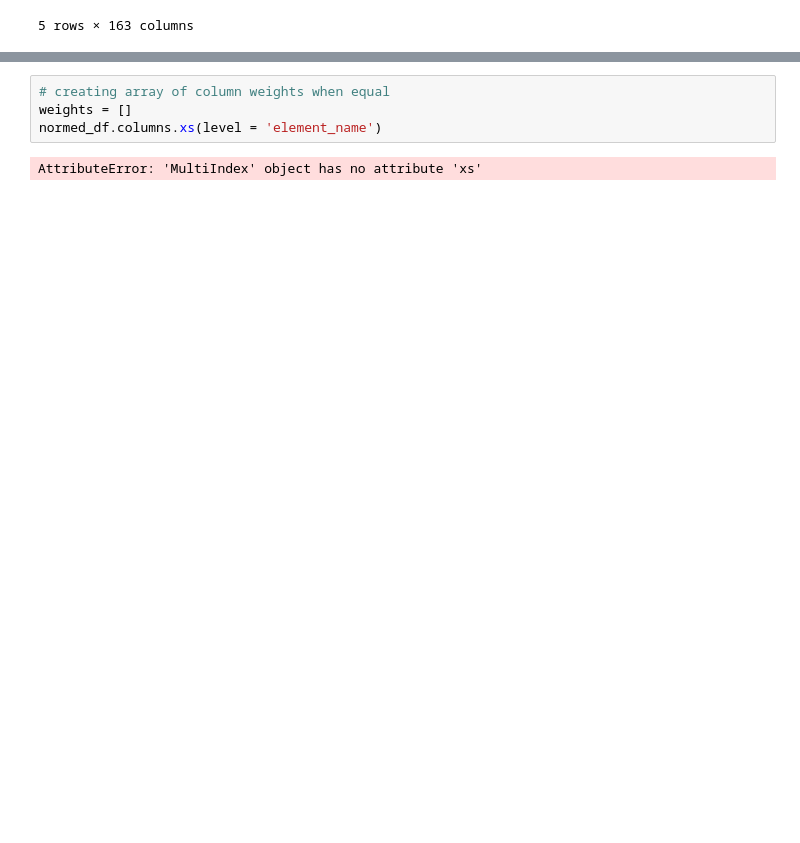
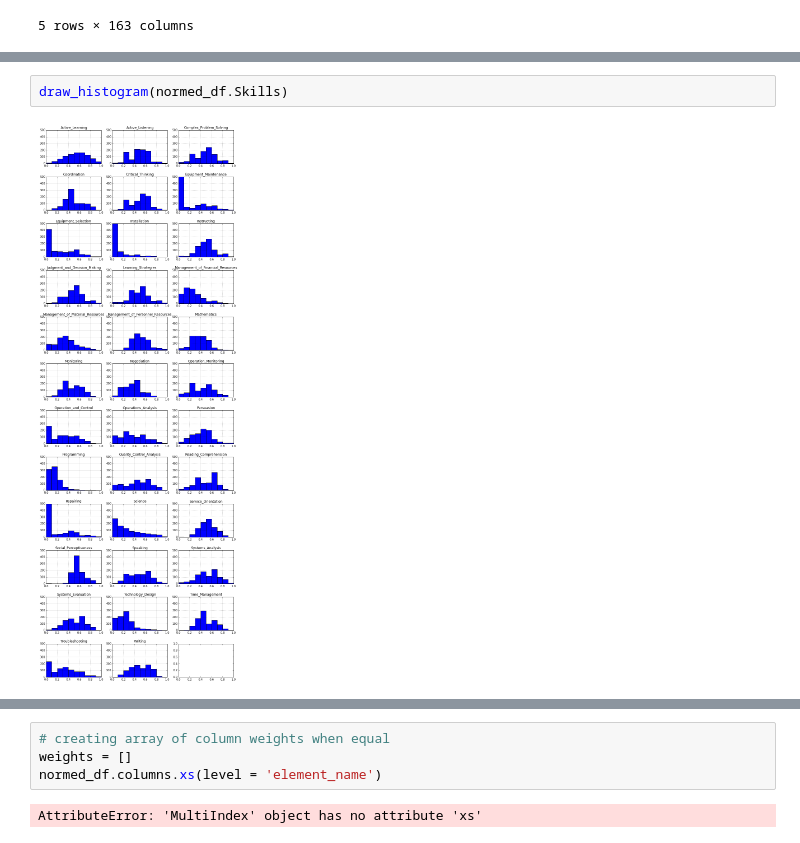
Before and after one commit to annaswigart/career-xplorer, a Jupyter notebook: ipython_notebooks/data_manipulation.ipynb, the cells around one changed output, grey strips where cells are left out. Cells and saved outputs as stored; diff of their text form; blank space fills up the shorter version.

```diff
--- a/ipython_notebooks/data_manipulation.ipynb
+++ b/ipython_notebooks/data_manipulation.ipynb
@@ -408,0 +424,4 @@ normed_df.head()
+# %%
+draw_histogram(normed_df.Skills)
+# %% [output]
+[figure, added]
```
Also changed, not shown: parts of 24 cells of this notebook.
